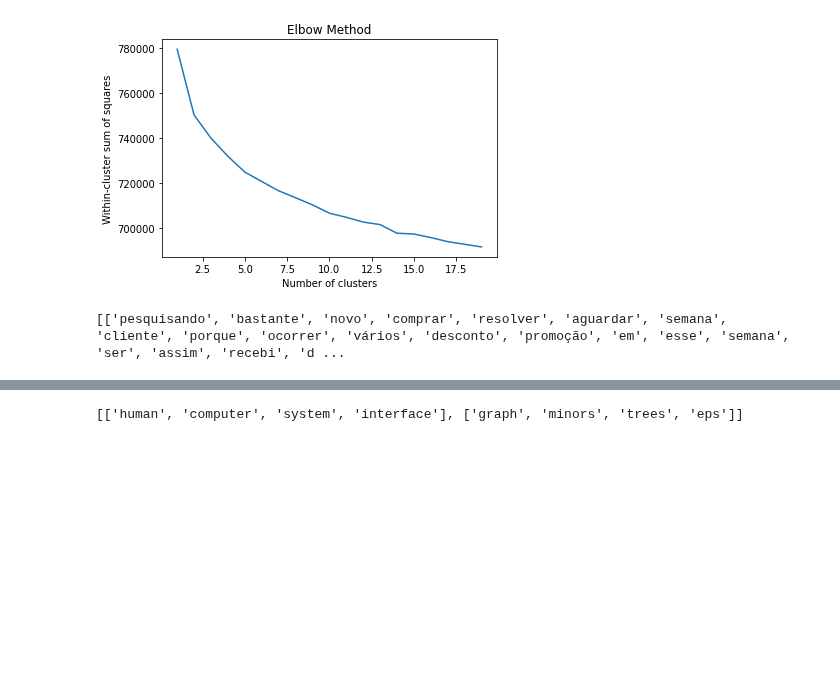
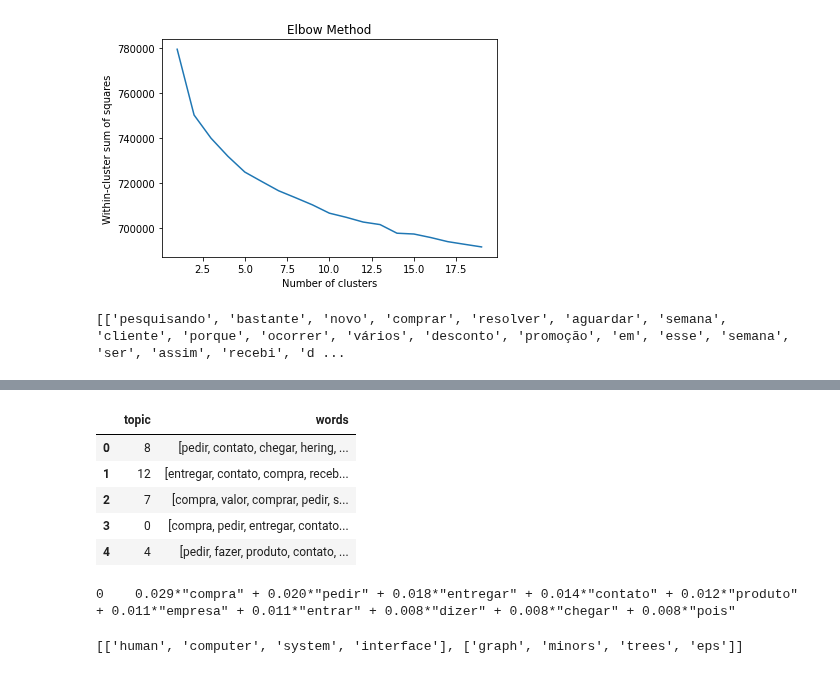
Before and after one commit to mathewsrc/Topic-Modeling-Reclame-Aqui, a Jupyter notebook: Topic_Modeling_with_BERTopic_Reclame_aqui.ipynb, the cells around one changed output, grey strips where cells are left out. Cells and saved outputs as stored; diff of their text form; code cells hidden in the pictures; blank space fills up the shorter version.

```diff
--- a/Topic_Modeling_with_BERTopic_Reclame_aqui.ipynb
+++ b/Topic_Modeling_with_BERTopic_Reclame_aqui.ipynb
@@ -417 +457,5 @@ For more information check this link [BERTopic](https://towardsdatascience.com/t
+# %%
+for i,l in enumerate(tokens2):
+  if i < 15:
+    print(l)
 # %%
@@ -774,6 +799,18 @@ def visualize_lda(lda_model, nr_topics, corpus, id2word):
 
   pyLDAvis.save_html(LDAvis_prepared, WORK_DIR + 'results/lda/topics/ldavis_'+ str(nr_topics) +'.html')
   LDAvis_prepared
+# %%
+def get_topics_words(lda, nr_topics):
+  x=lda.show_topics(num_topics=nr_topics, num_words=10,formatted=False)
+  topics_words = [(tp[0], [wd[0] for wd in tp[1]]) for tp in x]
+  topics = []
+  words = []
+  #Below Code Prints Topics and Words
+  for t, w in topics_words:
+    topics.append(t)
+    words.append(w)
+  df_topics = pd.DataFrame({'topic': topics, 'words': words})
+  return df_topics
 # %%
 def get_lda_coherence_score(docs, nr_topics):
 
@@ -1083,8 +1091,8 @@ dictionary = Dictionary(tokenized_text)
 corpus = [dictionary.doc2bow(text) for text in tokenized_text]
 
 # create a gensim LdaModel
-lda = LdaModel(corpus=corpus, id2word=dictionary, num_topics=15)
-coherence_model = CoherenceModel(
+lda = LdaMulticore(corpus=corpus, id2word=dictionary, num_topics=15)
+coherence_model = CoherenceModel(model=lda,
                                  texts=tokenized_text,
                                  corpus=corpus,
                                  dictionary=dictionary,
@@ -1095,3 +1104,26 @@ NameError: ignored
+# %%
+def get_topics_words():
+  x=lda.show_topics(num_words=10,formatted=False)
+  topics_words = [(tp[0], [wd[0] for wd in tp[1]]) for tp in x]
+  topics = []
+  words = []
+  #Below Code Prints Topics and Words
+  for t, w in topics_words:
+    topics.append(t)
+    words.append(w)
+  df_topics = pd.DataFrame({'topic': topics, 'words': words})
+  return df_topics
+# %% [output]
+|  | topic | words |
+| 0 | 8 | [pedir, contato, chegar, hering, ... |
+| 1 | 12 | [entregar, contato, compra, receb... |
+| 2 | 7 | [compra, valor, comprar, pedir, s... |
+| 3 | 0 | [compra, pedir, entregar, contato... |
+| 4 | 4 | [pedir, fazer, produto, contato, ... |
+# %%
+print(f"{lda.print_topics()[0][0]}    {lda.print_topics()[0][1]}")
+# %% [output]
+0    0.029*"compra" + 0.020*"pedir" + 0.018*"entregar" + 0.014*"contato" + 0.012*"produto" + 0.011*"empresa" + 0.011*"entrar" + 0.008*"dizer" + 0.008*"chegar" + 0.008*"pois"
 # %%
 print(topics)
 # %% [output]
```
Also changed, not shown: parts of 23 cells of this notebook.
